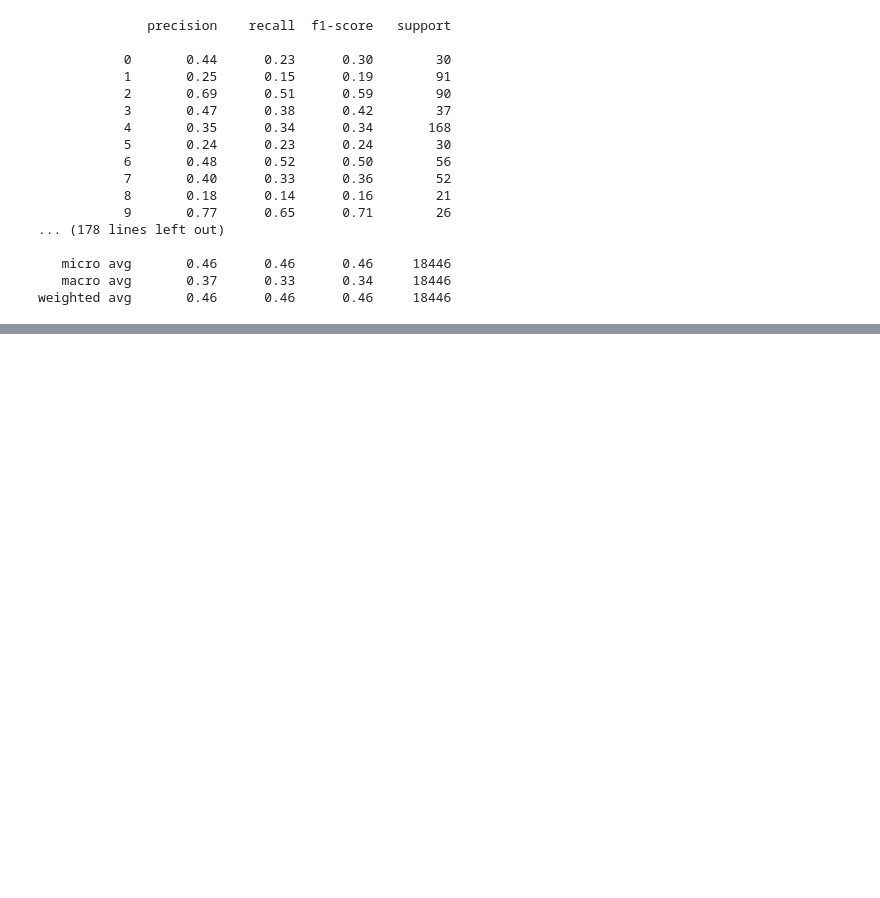
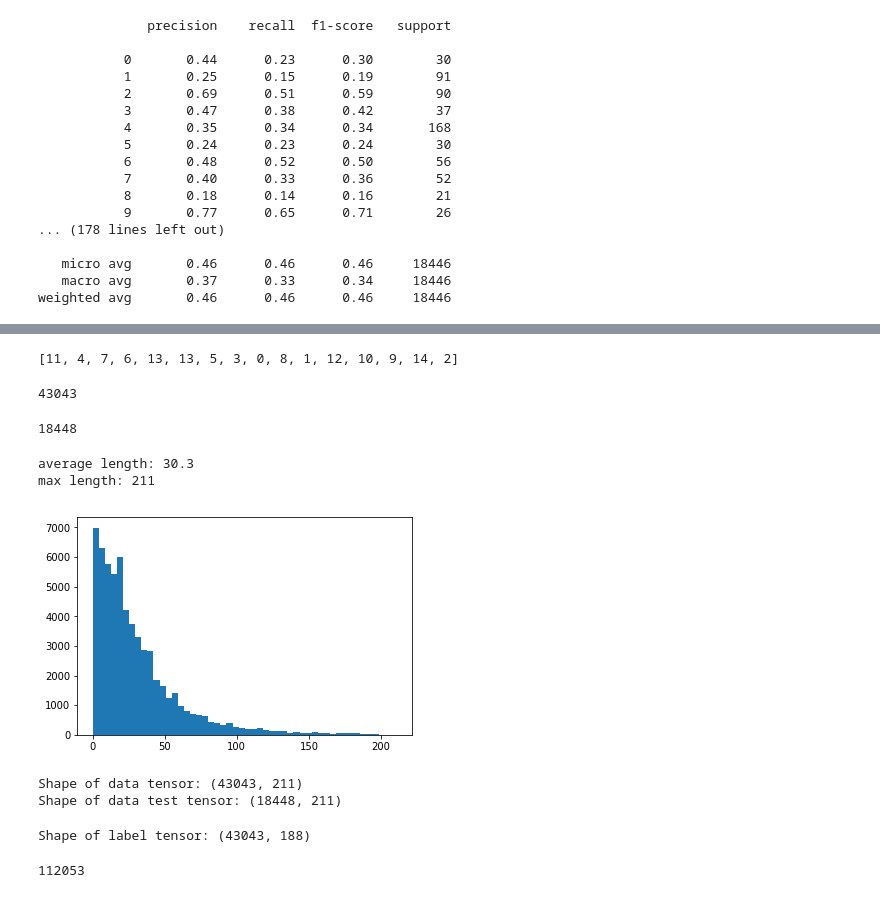
Before and after one commit to tanzan/prj-nlp-2019, a Jupyter notebook: students/sergii.zubovych/homework-9/topic-modeling.ipynb, the cells around one changed output, grey strips where cells are left out. Saved outputs shown, nothing was run; the diff lists cells and outputs as text; code cells hidden in the pictures; blank space fills up the shorter version.

```diff
--- a/students/sergii.zubovych/homework-9/topic-modeling.ipynb
+++ b/students/sergii.zubovych/homework-9/topic-modeling.ipynb
@@ -592,0 +594,57 @@ weighted avg       0.46      0.46      0.46     18446
+# %%
+vocab.doc2idx(train_tagged_docs[0].words)
+# %% [output]
+[11, 4, 7, 6, 13, 13, 5, 3, 0, 8, 1, 12, 10, 9, 14, 2]
+# %%
+train_sequences = [text_to_sequence(doc.words) for doc in train_tagged_docs]
+
+len(train_sequences)
+# %% [output]
+43043
+# %%
+test_sequences = [text_to_sequence(doc.words) for doc in test_tagged_docs]
+
+len(test_sequences)
+# %% [output]
+18448
+# %%
+sequences = train_sequences + test_sequences
+# %%
+seq_lens = [len(s) for s in sequences]
+print("average length: %0.1f" % np.mean(seq_lens))
+print("max length: %d" % max(seq_lens))
+# %% [output]
+average length: 30.3
+max length: 211
+# %%
+%matplotlib inline
+import matplotlib.pyplot as plt
+
+plt.hist(seq_lens, bins=50);
+# %% [output]
+[figure, added]
+# %%
+from keras.preprocessing.sequence import pad_sequences
+
+
+MAX_SEQUENCE_LENGTH = 211
+
+# pad sequences with 0s
+x_train = pad_sequences(train_sequences, maxlen=MAX_SEQUENCE_LENGTH)
+x_test = pad_sequences(test_sequences, maxlen=MAX_SEQUENCE_LENGTH)
+print('Shape of data tensor:', x_train.shape)
+print('Shape of data test tensor:', x_test.shape)
+# %% [output]
+Shape of data tensor: (43043, 211)
+Shape of data test tensor: (18448, 211)
+# %%
+from keras.utils.np_utils import to_categorical
+
+y_train = to_categorical(np.asarray(train_topic_labels))
+print('Shape of label tensor:', y_train.shape)
+# %% [output]
+Shape of label tensor: (43043, 188)
+# %%
+len(vocab) + 1
+# %% [output]
+112053
```
Also changed, not shown: parts of 21 cells of this notebook.
